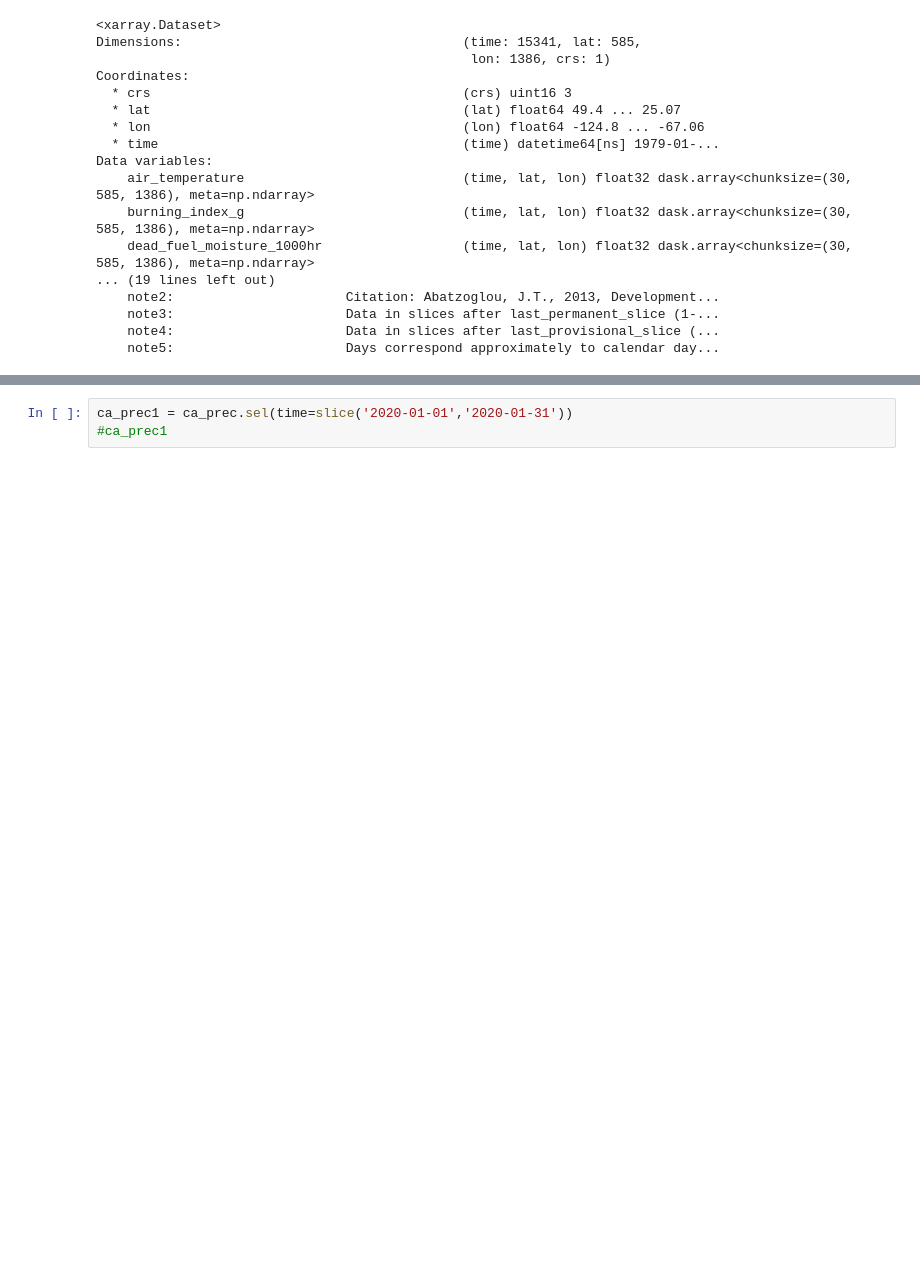
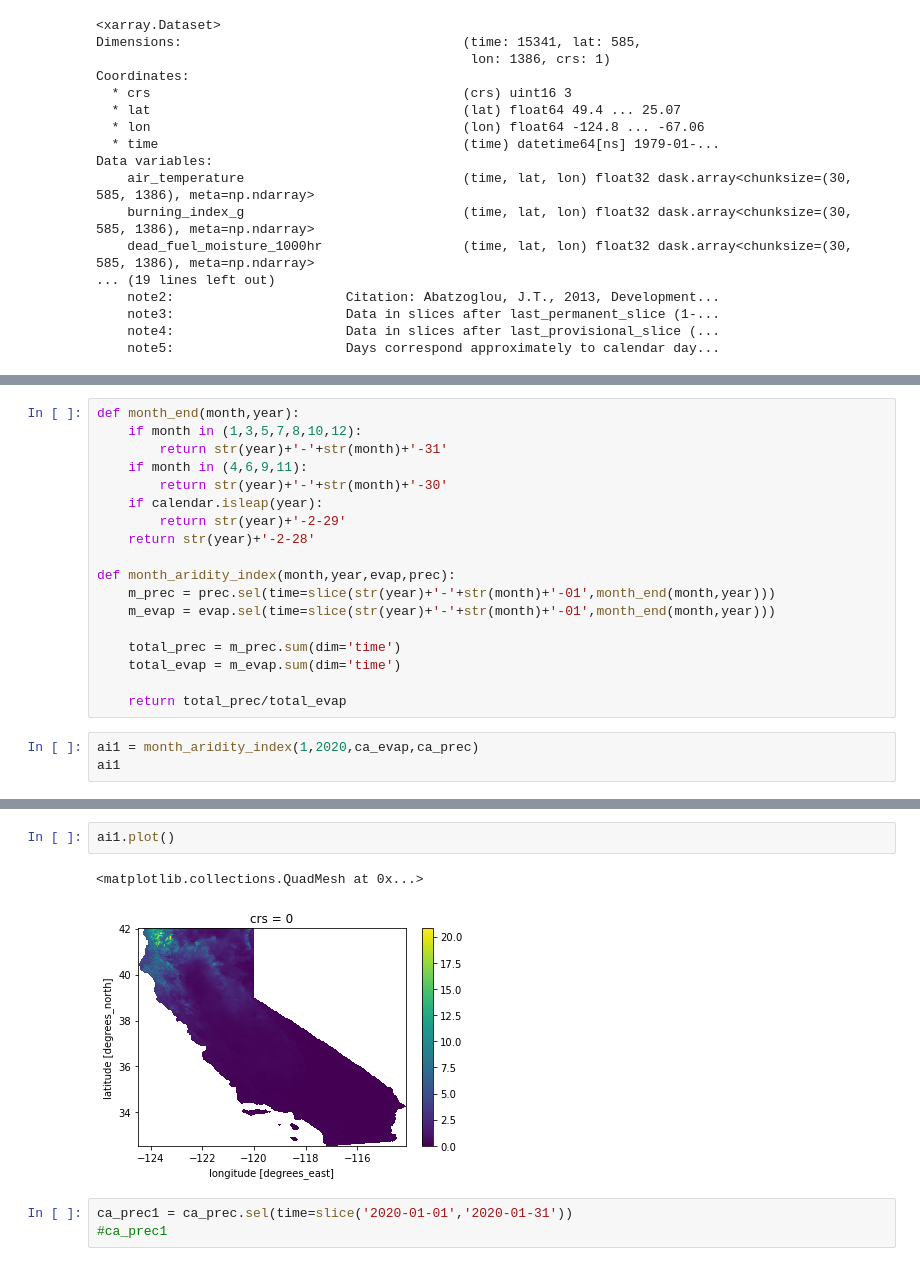
Before and after one commit to carmengg/PlanetComp_aridity_layer, a Jupyter notebook: ca_aridity_TRIALS.ipynb, the cells around one changed output, grey strips where cells are left out. Cells and saved outputs as stored; diff of their text form; blank space fills up the shorter version.

```diff
--- a/ca_aridity_TRIALS.ipynb
+++ b/ca_aridity_TRIALS.ipynb
@@ -177,0 +243,21 @@ mm
+# %%
+def month_end(month,year):
+    if month in (1,3,5,7,8,10,12):
+        return str(year)+'-'+str(month)+'-31'
+    if month in (4,6,9,11):
+        return str(year)+'-'+str(month)+'-30'
+    if calendar.isleap(year):
+        return str(year)+'-2-29'
+    return str(year)+'-2-28'
+
+def month_aridity_index(month,year,evap,prec):
+    m_prec = prec.sel(time=slice(str(year)+'-'+str(month)+'-01',month_end(month,year)))
+    m_evap = evap.sel(time=slice(str(year)+'-'+str(month)+'-01',month_end(month,year)))
+
+    total_prec = m_prec.sum(dim='time')
+    total_evap = m_evap.sum(dim='time')
+
+    return total_prec/total_evap
+# %%
+ai1 = month_aridity_index(1,2020,ca_evap,ca_prec)
+ai1
@@ -178,3 +288,8 @@ mm
+# %%
+ai1.plot()
+# %% [output]
+<matplotlib.collections.QuadMesh at 0x...>
+[figure, added]
 # %%
 ca_prec1 = ca_prec.sel(time=slice('2020-01-01','2020-01-31'))
 #ca_prec1
```
Also changed, not shown: parts of 29 cells of this notebook.
